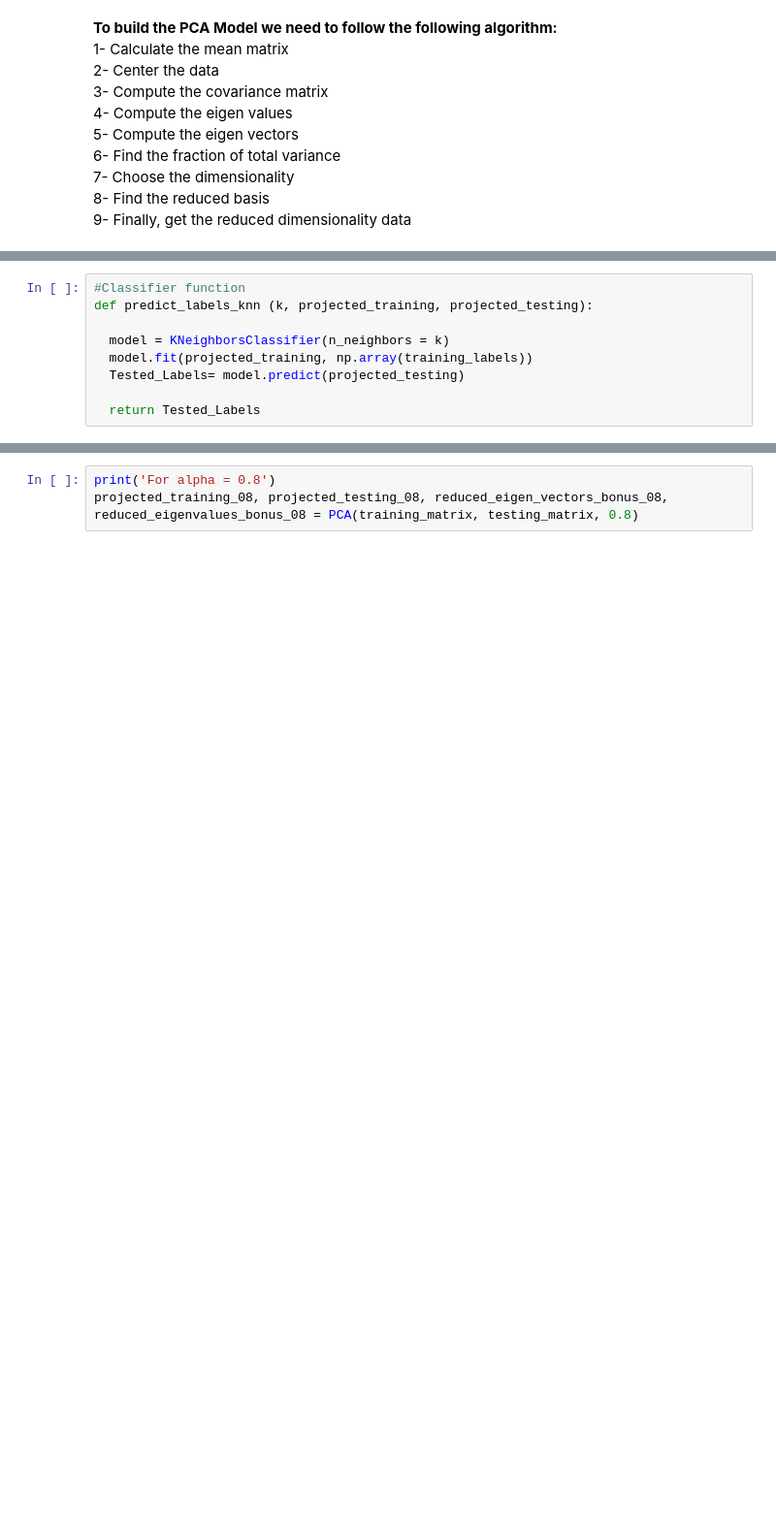
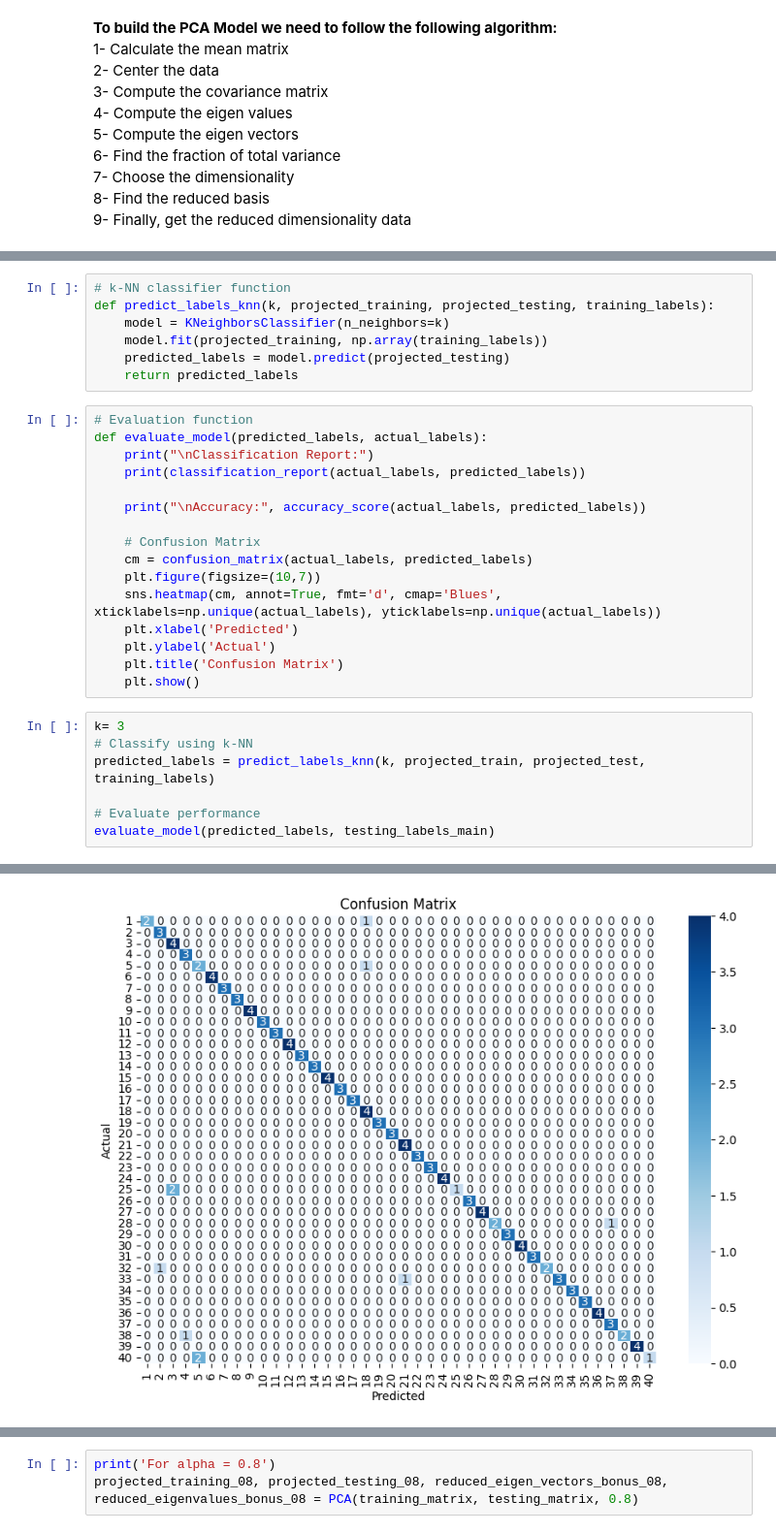
Before and after one commit to Mazen-Gaber/PCA-Face-Recognition, a Jupyter notebook: ORL-PCA Face Recognition.ipynb, the cells around one changed output, grey strips where cells are left out. Shown at 97% size. Cells and saved outputs as stored; diff of their text form; blank space fills up the shorter version.

```diff
--- a/ORL-PCA Face Recognition.ipynb
+++ b/ORL-PCA Face Recognition.ipynb
@@ -204,9 +301,31 @@ def PCA (training_data, testing_data, alpha):
 # %%
-#Classifier function
-def predict_labels_knn (k, projected_training, projected_testing):
-
-  model = KNeighborsClassifier(n_neighbors = k)
-  model.fit(projected_training, np.array(training_labels))
-  Tested_Labels= model.predict(projected_testing)
-
-  return Tested_Labels
+# k-NN classifier function
+def predict_labels_knn(k, projected_training, projected_testing, training_labels):
+    model = KNeighborsClassifier(n_neighbors=k)
+    model.fit(projected_training, np.array(training_labels))
+    predicted_labels = model.predict(projected_testing)
+    return predicted_labels
+# %%
+# Evaluation function
+def evaluate_model(predicted_labels, actual_labels):
+    print("\nClassification Report:")
+    print(classification_report(actual_labels, predicted_labels))
+
+    print("\nAccuracy:", accuracy_score(actual_labels, predicted_labels))
+
+    # Confusion Matrix
+    cm = confusion_matrix(actual_labels, predicted_labels)
+    plt.figure(figsize=(10,7))
+    sns.heatmap(cm, annot=True, fmt='d', cmap='Blues', xticklabels=np.unique(actual_labels), yticklabels=np.unique(actual_labels))
+    plt.xlabel('Predicted')
+    plt.ylabel('Actual')
+    plt.title('Confusion Matrix')
+    plt.show()
+# %%
+k= 3
+# Classify using k-NN
+predicted_labels = predict_labels_knn(k, projected_train, projected_test, training_labels)
+
+# Evaluate performance
+evaluate_model(predicted_labels, testing_labels_main)
+# %% [output]
@@ -212,0 +349 @@ def predict_labels_knn (k, projected_training, projected_testing):
+[figure, added]
```
Also changed, not shown: parts of 19 cells of this notebook.
